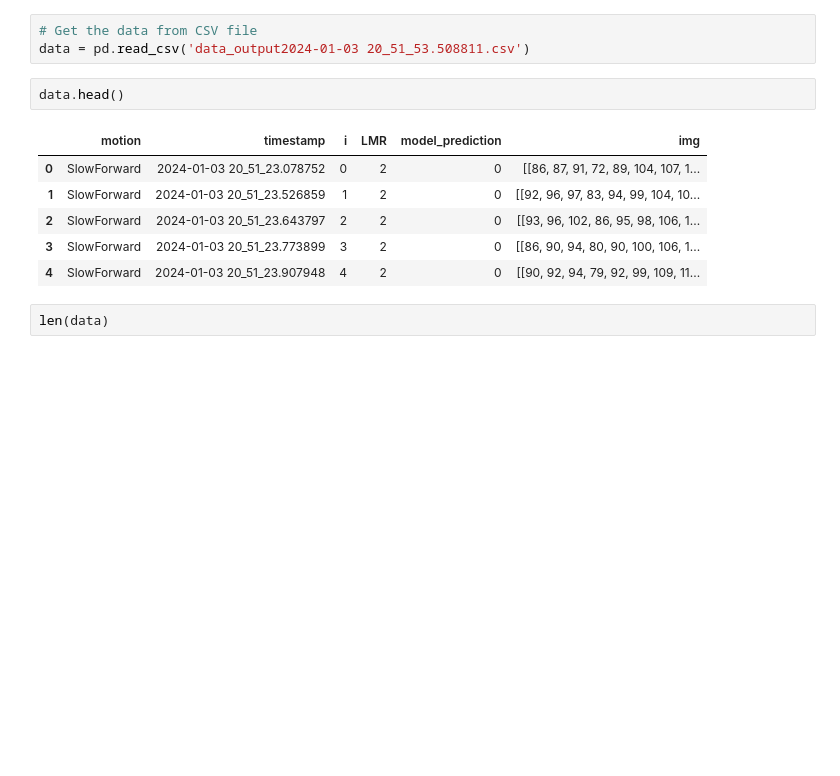
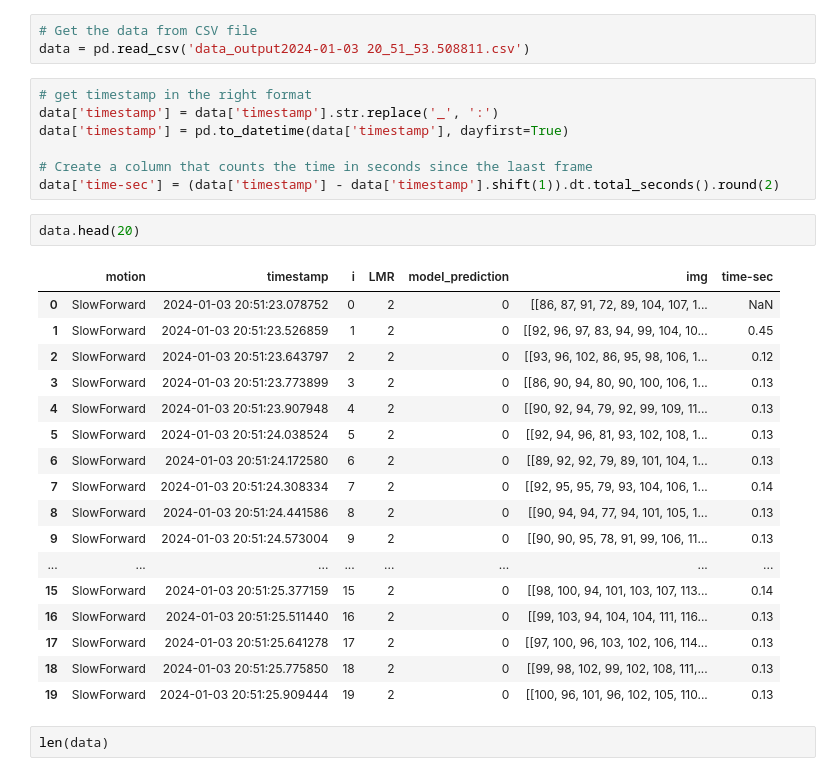
Before and after one commit to peter-seweiha/Freenove_4WD_Smart_Car, a Jupyter notebook: Code/PC/01.Analyse first run/1st_run_analyses.ipynb, the cells around one changed output. Drawn from its saved outputs; the diff is of its cells as text; blank space fills up the shorter version.

```diff
--- a/Code/PC/01.Analyse first run/1st_run_analyses.ipynb
+++ b/Code/PC/01.Analyse first run/1st_run_analyses.ipynb
@@ -24,15 +24,33 @@ from sklearn.metrics import accuracy_score
 # %%
 # Get the data from CSV file
 data = pd.read_csv('data_output2024-01-03 20_51_53.508811.csv')
+# %%
+# get timestamp in the right format
+data['timestamp'] = data['timestamp'].str.replace('_', ':')
+data['timestamp'] = pd.to_datetime(data['timestamp'], dayfirst=True)
+
+# Create a column that counts the time in seconds since the laast frame
+data['time-sec'] = (data['timestamp'] - data['timestamp'].shift(1)).dt.total_seconds().round(2)
 # %%
-data.head()
+data.head(20)
 # %% [output]
-|  | motion | timestamp | i | LMR | model_prediction | img |
-| 0 | SlowForward | 2024-01-03 20_51_23.078752 | 0 | 2 | 0 | [[86, 87, 91, 72, 89, 104, 107, 1... |
-| 1 | SlowForward | 2024-01-03 20_51_23.526859 | 1 | 2 | 0 | [[92, 96, 97, 83, 94, 99, 104, 10... |
-| 2 | SlowForward | 2024-01-03 20_51_23.643797 | 2 | 2 | 0 | [[93, 96, 102, 86, 95, 98, 106, 1... |
-| 3 | SlowForward | 2024-01-03 20_51_23.773899 | 3 | 2 | 0 | [[86, 90, 94, 80, 90, 100, 106, 1... |
-| 4 | SlowForward | 2024-01-03 20_51_23.907948 | 4 | 2 | 0 | [[90, 92, 94, 79, 92, 99, 109, 11... |
+|  | motion | timestamp | i | LMR | model_prediction | img | time-sec |
+| 0 | SlowForward | 2024-01-03 20:51:23.078752 | 0 | 2 | 0 | [[86, 87, 91, 72, 89, 104, 107, 1... | NaN |
+| 1 | SlowForward | 2024-01-03 20:51:23.526859 | 1 | 2 | 0 | [[92, 96, 97, 83, 94, 99, 104, 10... | 0.45 |
+| 2 | SlowForward | 2024-01-03 20:51:23.643797 | 2 | 2 | 0 | [[93, 96, 102, 86, 95, 98, 106, 1... | 0.12 |
+| 3 | SlowForward | 2024-01-03 20:51:23.773899 | 3 | 2 | 0 | [[86, 90, 94, 80, 90, 100, 106, 1... | 0.13 |
+| 4 | SlowForward | 2024-01-03 20:51:23.907948 | 4 | 2 | 0 | [[90, 92, 94, 79, 92, 99, 109, 11... | 0.13 |
+| 5 | SlowForward | 2024-01-03 20:51:24.038524 | 5 | 2 | 0 | [[92, 94, 96, 81, 93, 102, 108, 1... | 0.13 |
+| 6 | SlowForward | 2024-01-03 20:51:24.172580 | 6 | 2 | 0 | [[89, 92, 92, 79, 89, 101, 104, 1... | 0.13 |
+| 7 | SlowForward | 2024-01-03 20:51:24.308334 | 7 | 2 | 0 | [[92, 95, 95, 79, 93, 104, 106, 1... | 0.14 |
+| 8 | SlowForward | 2024-01-03 20:51:24.441586 | 8 | 2 | 0 | [[90, 94, 94, 77, 94, 101, 105, 1... | 0.13 |
+| 9 | SlowForward | 2024-01-03 20:51:24.573004 | 9 | 2 | 0 | [[90, 90, 95, 78, 91, 99, 106, 11... | 0.13 |
+| ... | ... | ... | ... | ... | ... | ... | ... |
+| 15 | SlowForward | 2024-01-03 20:51:25.377159 | 15 | 2 | 0 | [[98, 100, 94, 101, 103, 107, 113... | 0.14 |
+| 16 | SlowForward | 2024-01-03 20:51:25.511440 | 16 | 2 | 0 | [[99, 103, 94, 104, 104, 111, 116... | 0.13 |
+| 17 | SlowForward | 2024-01-03 20:51:25.641278 | 17 | 2 | 0 | [[97, 100, 96, 103, 102, 106, 114... | 0.13 |
+| 18 | SlowForward | 2024-01-03 20:51:25.775850 | 18 | 2 | 0 | [[99, 98, 102, 99, 102, 108, 111,... | 0.13 |
+| 19 | SlowForward | 2024-01-03 20:51:25.909444 | 19 | 2 | 0 | [[100, 96, 101, 96, 102, 105, 110... | 0.13 |
 # %%
 len(data)
 # %% [output]
```
Also changed, not shown: parts of 2 cells of this notebook.
